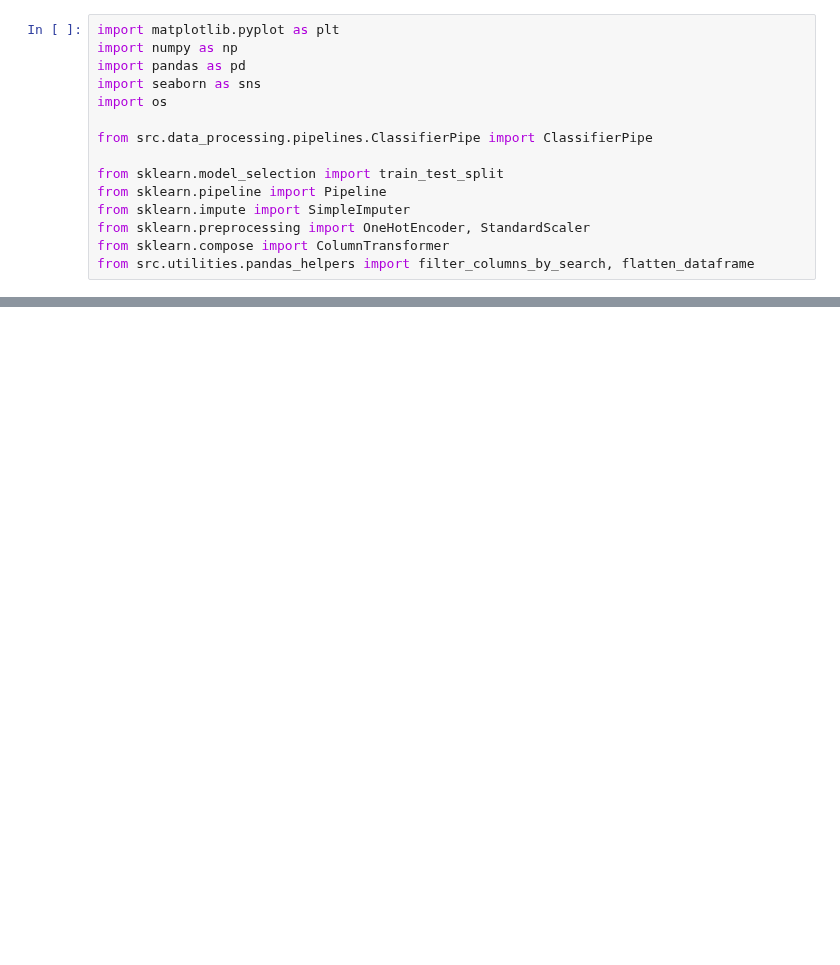
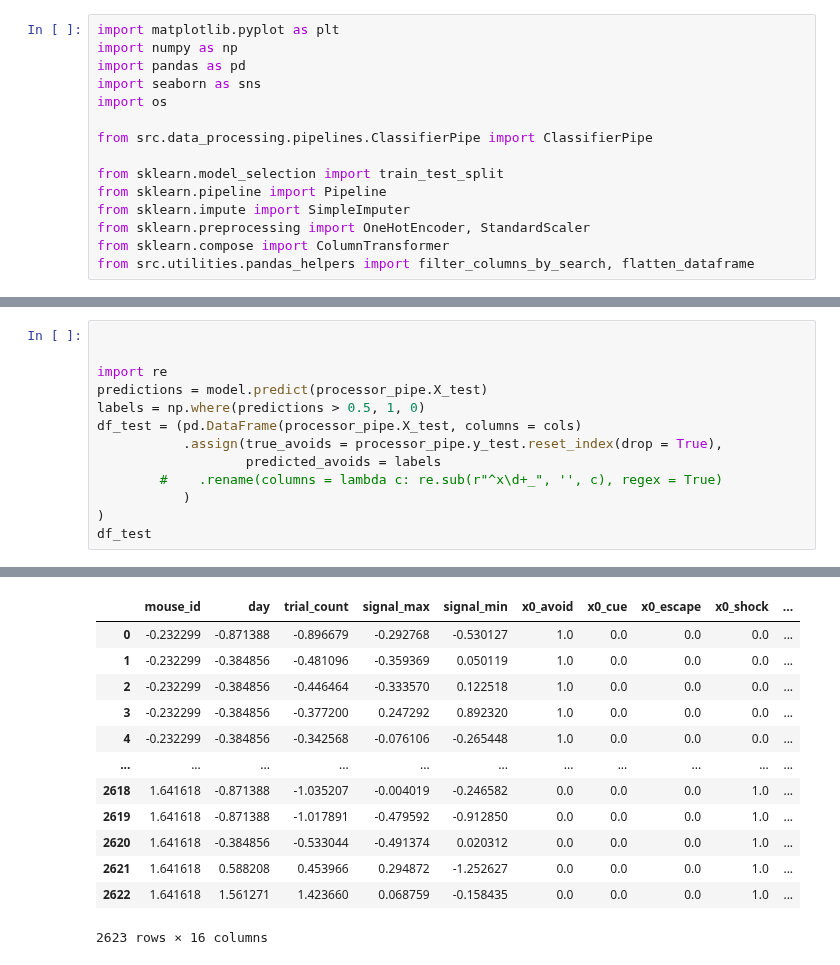
Before and after one commit to Mschaid/ENIGMA, a Jupyter notebook: notebooks/development/pipeline_building.ipynb, the cells around one changed output, grey strips where cells are left out. Saved outputs shown, nothing was run; the diff lists cells and outputs as text; blank space fills up the shorter version.

```diff
--- a/notebooks/development/pipeline_building.ipynb
+++ b/notebooks/development/pipeline_building.ipynb
@@ -288,0 +122,14 @@ sns.stripplot(data = selected_data,
+# %%
+
+
+import re
+predictions = model.predict(processor_pipe.X_test)
+labels = np.where(predictions > 0.5, 1, 0)
+df_test = (pd.DataFrame(processor_pipe.X_test, columns = cols)
+           .assign(true_avoids = processor_pipe.y_test.reset_index(drop = True),
+                   predicted_avoids = labels
+        #    .rename(columns = lambda c: re.sub(r"^x\d+_", '', c), regex = True)
+           )
+)
+df_test
+# %% [output]
@@ -288,0 +137,13 @@ sns.stripplot(data = selected_data,
+|  | mouse_id | day | trial_count | signal_max | signal_min | x0_avoid | x0_cue | x0_escape | x0_shock | ... |
+| 0 | -0.232299 | -0.871388 | -0.896679 | -0.292768 | -0.530127 | 1.0 | 0.0 | 0.0 | 0.0 | ... |
+| 1 | -0.232299 | -0.384856 | -0.481096 | -0.359369 | 0.050119 | 1.0 | 0.0 | 0.0 | 0.0 | ... |
+| 2 | -0.232299 | -0.384856 | -0.446464 | -0.333570 | 0.122518 | 1.0 | 0.0 | 0.0 | 0.0 | ... |
+| 3 | -0.232299 | -0.384856 | -0.377200 | 0.247292 | 0.892320 | 1.0 | 0.0 | 0.0 | 0.0 | ... |
+| 4 | -0.232299 | -0.384856 | -0.342568 | -0.076106 | -0.265448 | 1.0 | 0.0 | 0.0 | 0.0 | ... |
+| ... | ... | ... | ... | ... | ... | ... | ... | ... | ... | ... |
+| 2618 | 1.641618 | -0.871388 | -1.035207 | -0.004019 | -0.246582 | 0.0 | 0.0 | 0.0 | 1.0 | ... |
+| 2619 | 1.641618 | -0.871388 | -1.017891 | -0.479592 | -0.912850 | 0.0 | 0.0 | 0.0 | 1.0 | ... |
+| 2620 | 1.641618 | -0.384856 | -0.533044 | -0.491374 | 0.020312 | 0.0 | 0.0 | 0.0 | 1.0 | ... |
+| 2621 | 1.641618 | 0.588208 | 0.453966 | 0.294872 | -1.252627 | 0.0 | 0.0 | 0.0 | 1.0 | ... |
+| 2622 | 1.641618 | 1.561271 | 1.423660 | 0.068759 | -0.158435 | 0.0 | 0.0 | 0.0 | 1.0 | ... |
+2623 rows × 16 columns
```
Also changed, not shown: parts of 25 cells of this notebook, 2 other files.
